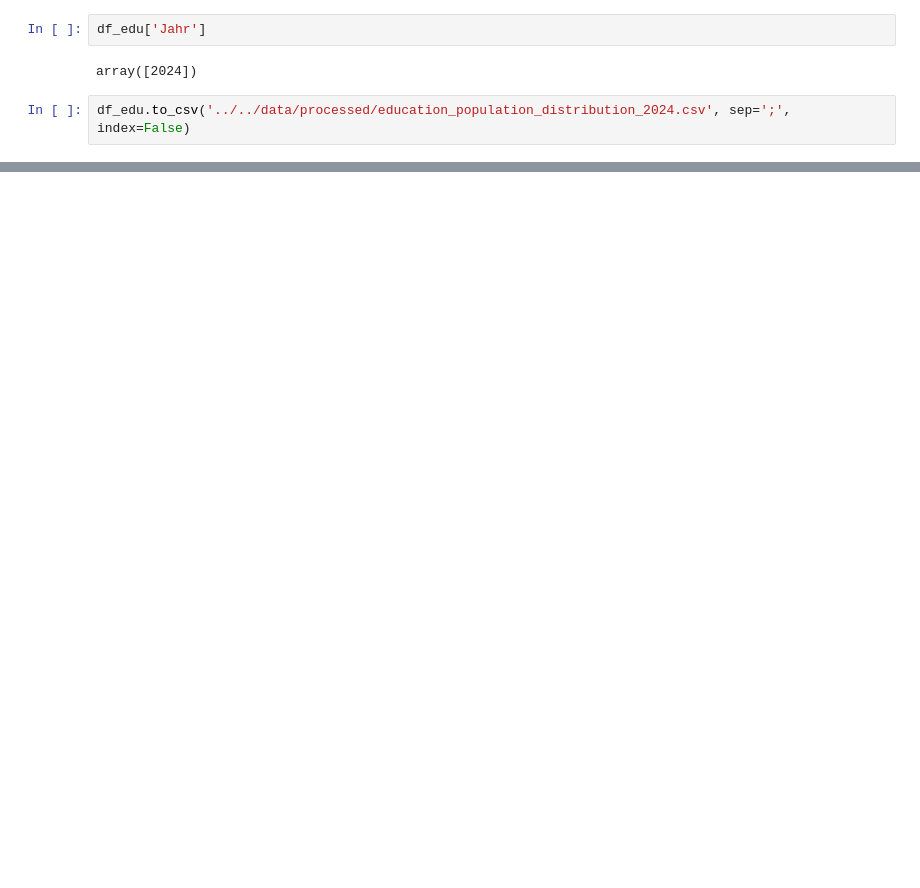
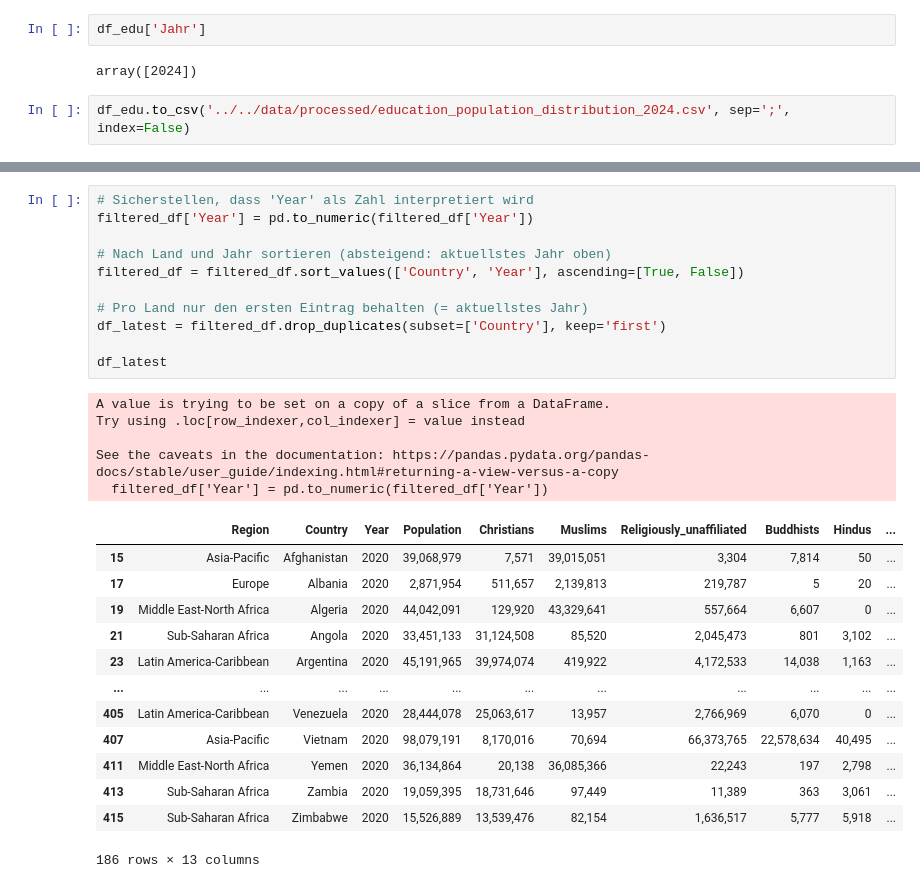
Before and after one commit to ltreme/Social-Bias-Benchmark, a Jupyter notebook: app/notebooks/Persona_Gen_draft.ipynb, the cells around one changed output, grey strips where cells are left out. Drawn from its saved outputs; the diff is of its cells as text; blank space fills up the shorter version.

```diff
--- a/app/notebooks/Persona_Gen_draft.ipynb
+++ b/app/notebooks/Persona_Gen_draft.ipynb
@@ -543,0 +681,30 @@ df_edu.to_csv('../../data/processed/education_population_distribution_2024.csv',
+# %%
+# Sicherstellen, dass 'Year' als Zahl interpretiert wird
+filtered_df['Year'] = pd.to_numeric(filtered_df['Year'])
+
+# Nach Land und Jahr sortieren (absteigend: aktuellstes Jahr oben)
+filtered_df = filtered_df.sort_values(['Country', 'Year'], ascending=[True, False])
+
+# Pro Land nur den ersten Eintrag behalten (= aktuellstes Jahr)
+df_latest = filtered_df.drop_duplicates(subset=['Country'], keep='first')
+
+df_latest
+# %% [output]
+A value is trying to be set on a copy of a slice from a DataFrame.
+Try using .loc[row_indexer,col_indexer] = value instead
+
+See the caveats in the documentation: https://pandas.pydata.org/pandas-docs/stable/user_guide/indexing.html#returning-a-view-versus-a-copy
+  filtered_df['Year'] = pd.to_numeric(filtered_df['Year'])
+|  | Region | Country | Year | Population | Christians | Muslims | Religiously_unaffiliated | Buddhists | Hindus | ... |
+| 15 | Asia-Pacific | Afghanistan | 2020 | 39,068,979 | 7,571 | 39,015,051 | 3,304 | 7,814 | 50 | ... |
+| 17 | Europe | Albania | 2020 | 2,871,954 | 511,657 | 2,139,813 | 219,787 | 5 | 20 | ... |
+| 19 | Middle East-North Africa | Algeria | 2020 | 44,042,091 | 129,920 | 43,329,641 | 557,664 | 6,607 | 0 | ... |
+| 21 | Sub-Saharan Africa | Angola | 2020 | 33,451,133 | 31,124,508 | 85,520 | 2,045,473 | 801 | 3,102 | ... |
+| 23 | Latin America-Caribbean | Argentina | 2020 | 45,191,965 | 39,974,074 | 419,922 | 4,172,533 | 14,038 | 1,163 | ... |
+| ... | ... | ... | ... | ... | ... | ... | ... | ... | ... | ... |
+| 405 | Latin America-Caribbean | Venezuela | 2020 | 28,444,078 | 25,063,617 | 13,957 | 2,766,969 | 6,070 | 0 | ... |
+| 407 | Asia-Pacific | Vietnam | 2020 | 98,079,191 | 8,170,016 | 70,694 | 66,373,765 | 22,578,634 | 40,495 | ... |
+| 411 | Middle East-North Africa | Yemen | 2020 | 36,134,864 | 20,138 | 36,085,366 | 22,243 | 197 | 2,798 | ... |
+| 413 | Sub-Saharan Africa | Zambia | 2020 | 19,059,395 | 18,731,646 | 97,449 | 11,389 | 363 | 3,061 | ... |
+| 415 | Sub-Saharan Africa | Zimbabwe | 2020 | 15,526,889 | 13,539,476 | 82,154 | 1,636,517 | 5,777 | 5,918 | ... |
+186 rows × 13 columns
```
Also changed, not shown: parts of 13 cells of this notebook, 12 other files.
